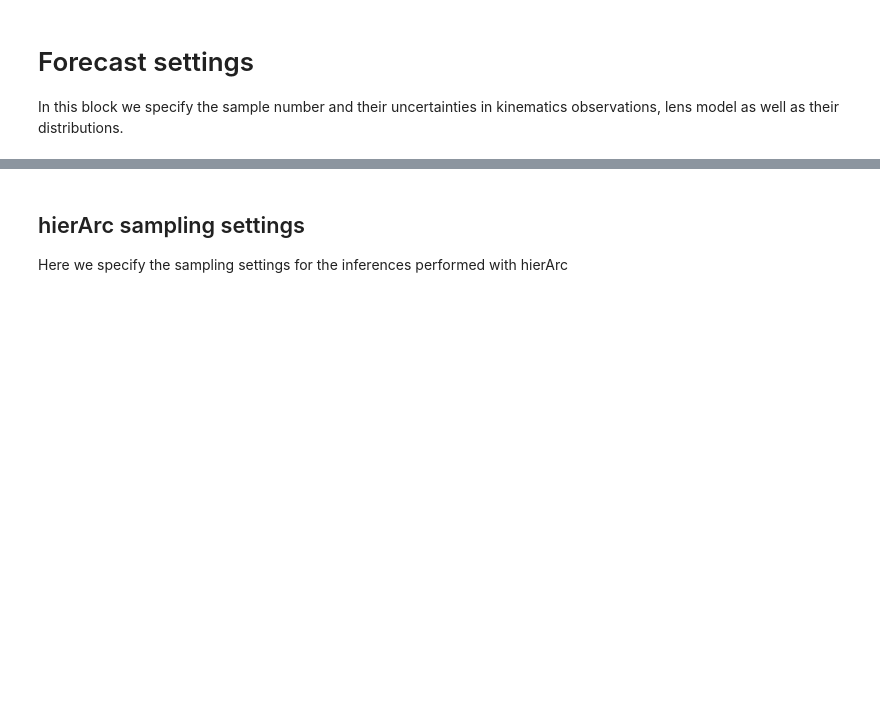
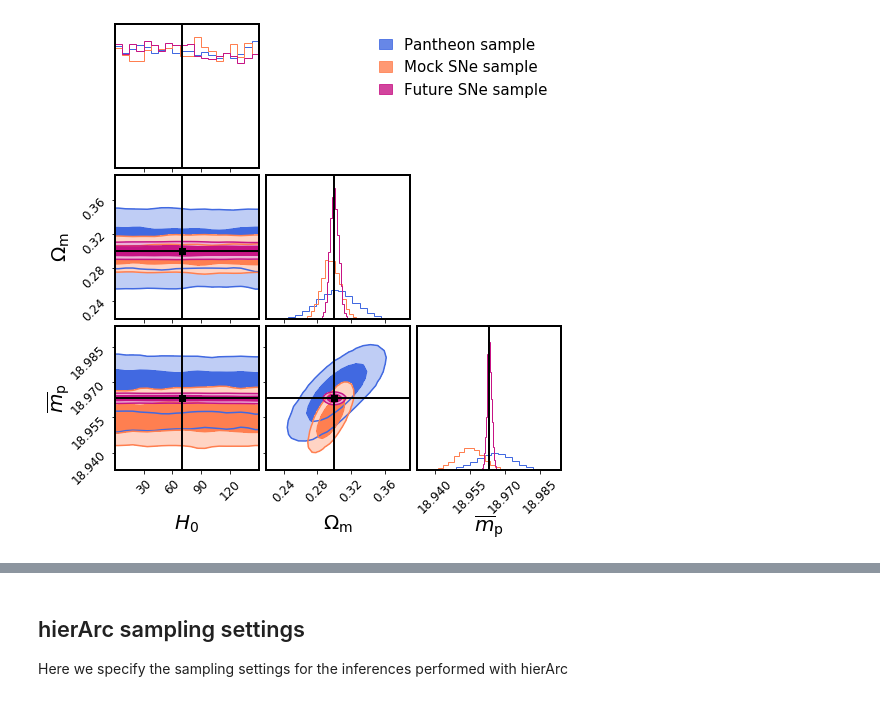
Before and after one commit to sibirrer/glSNe, a Jupyter notebook: Notebooks/forecast_sne-multi_use.ipynb, the cells around one changed output, grey strips where cells are left out. Saved outputs shown, nothing was run; the diff lists cells and outputs as text; code cells hidden in the pictures; blank space fills up the shorter version.

```diff
--- a/Notebooks/forecast_sne-multi_use.ipynb
+++ b/Notebooks/forecast_sne-multi_use.ipynb
@@ -178,3 +196,0 @@ kwargs_source_true = {'mu_sne': mu_sne_true, 'sigma_sne': sigma_sne_true}
-# %% [markdown]
-# Forecast settings
-In this block we specify the sample number and their uncertainties in kinematics observations, lens model as well as their distributions.
@@ -180,0 +382,74 @@ In this block we specify the sample number and their uncertainties in kinematics
+# %%
+# ===========================================================================
+# joint plotting of overlapping posteriors of Pantheon and future mock sample
+# ===========================================================================
+
+save_plot = False  # (only for paper writting set =True)
+
+truths = mcmc_sampler_sne_pantheon.param.kwargs2args(kwargs_cosmo=kwargs_cosmo_true, kwargs_lens=kwargs_lens_true, kwargs_source=kwargs_source_true)
+
+param_names_sne_pantheon = mcmc_sampler_sne_pantheon.param_names(latex_style=False)
+param_names_sne_mock = mcmc_sampler_sne_mock.param_names(latex_style=False)
+
+mcmc_samples_sne_mock_short = np.zeros((len(mcmc_samples_sne_mock[:, 0]), len(mcmc_samples_sne_pantheon.T)))
+
+# here we select only the subset of parameters common to both samplings (i.e. without intrinsic scatter)
+
+j = 0
+for i, param in enumerate(param_names_sne_mock):
+    if param in param_names_sne_pantheon:
+        mcmc_samples_sne_mock_short[:, j] = mcmc_samples_sne_mock[:, i]
+        j += 1
+    else:
+        pass
+
+
+color_list = ['royalblue', 'coral', 'mediumvioletred', 'rebeccapurple', 'steelblue', 'crimson', 'g', 'purple', 'orange', 'r', 'k']
+levels = [0.68,0.95]
+alpha = 0.8
+#extents = [[60, 80], [0.2, 0.4], [0.8, 1.2], [0, 0.1], [mu_sne_true-0.05, mu_sne_true+0.05]]
+
+kwargs_corner = {'bins': 20, 'alpha': 0.2, 'smooth': 0.9, 'smooth1d': None,
+                 'levels': levels, 'truths': truths, 'truth_color': 'k',
+                 'fill_contours': True, 'plot_datapoints': False,}
+                 #'range': extents}
+
+
+fig = corner.corner(mcmc_samples_sne_pantheon, labels=mcmc_sampler_sne_pantheon.param_names(latex_style=True),
+                    color=color_list[0],
+                    #range=extents,
+                    #show_titles=True,
+                    hist_kwargs= {'density': True, 'color': color_list[0]},
+                    #title_kwargs=dict(fontsize=15),
+                    label_kwargs=dict(fontsize=20),
+                    contourf_kwargs={'color': color_list[0]},
+                    **kwargs_corner)
+
+fig = corner.corner(mcmc_samples_sne_mock_short, color=color_list[1], fig=fig,
+                    hist_kwargs= {'density': True, 'color': color_list[1]}, **kwargs_corner)
+
+fig = corner.corner(mcmc_samples_sne_future, color=color_list[2], fig=fig,
+                    hist_kwargs= {'density': True, 'color': color_list[2]}, **kwargs_corner)
+
+
+ax = fig.axes[2]
+ax.set_visible(True)
+ax.set_frame_on(False)
+ax.get_xaxis().set_visible(False)
+ax.get_yaxis().set_visible(False)
+
+patch_1 = mpatches.Patch(color=color_list[0], label='Pantheon sample', alpha=alpha)
+patch_2 = mpatches.Patch(color=color_list[1], label='Mock SNe sample', alpha=alpha)
+patch_3 = mpatches.Patch(color=color_list[2], label='Future SNe sample', alpha=alpha)
+
+ax.legend(handles=[patch_1, patch_2, patch_3], fontsize=15, handlelength=0.9, loc=1, frameon=False)
+
+if save_plot:
+    fig.savefig('/Users/sibirrer/Science/Publications/glSNe/Plots/sne_only_posteriors.pdf', dpi=None, facecolor='w', edgecolor='w',
+            orientation='portrait', papertype=None, format='pdf',
+            transparent=False, bbox_inches=None, pad_inches=0.1,
+            frameon=None, metadata=None)
+
+fig.show()
+# %% [output]
+[figure, added]
```
Also changed, not shown: parts of 43 cells of this notebook, 17 other files.
